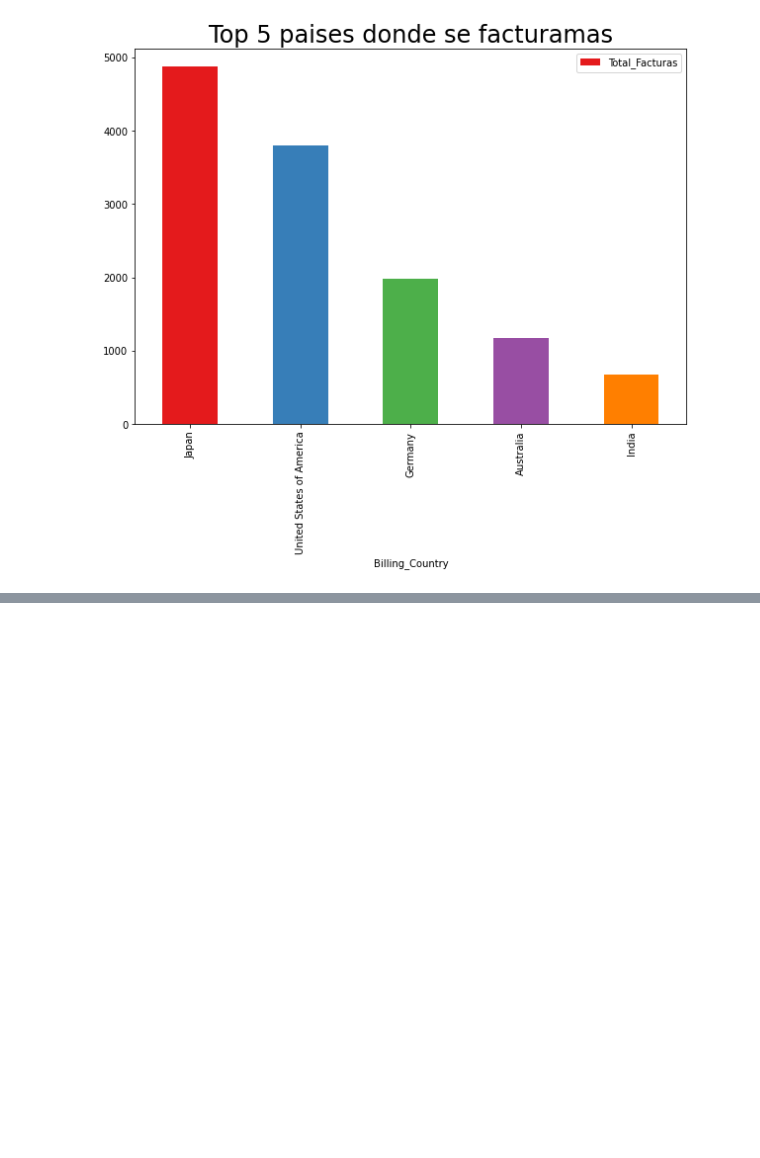
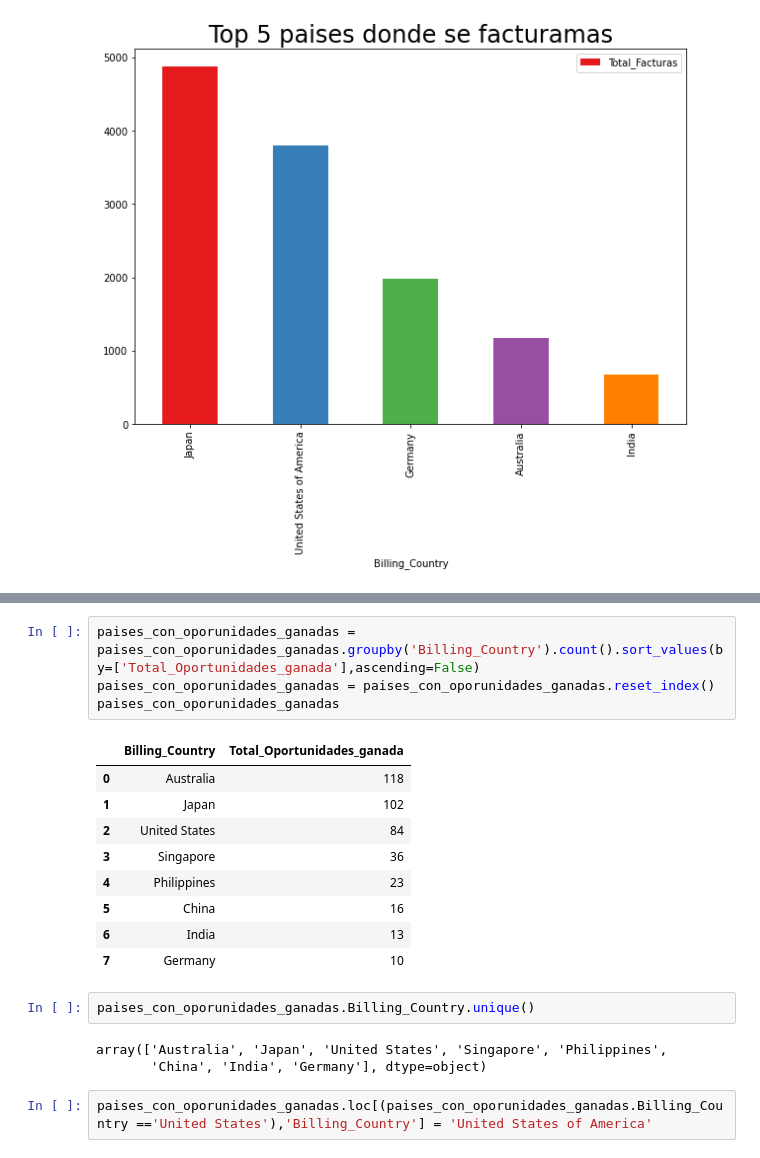
Before and after one commit to Fiuba-Big-Data-Analytics/Fiuba-Big-Data-Analytics-TPs, a Jupyter notebook: Tp1/Elvis/Orga_TP1_V_Colab.ipynb, the cells around one changed output, grey strips where cells are left out. Saved outputs shown, nothing was run; the diff lists cells and outputs as text; blank space fills up the shorter version.

```diff
--- a/Tp1/Elvis/Orga_TP1_V_Colab.ipynb
+++ b/Tp1/Elvis/Orga_TP1_V_Colab.ipynb
@@ -419,0 +489,21 @@ Text(0.5, 1.0, 'Top 5 paises donde se facturamas')
+# %%
+paises_con_oporunidades_ganadas = paises_con_oporunidades_ganadas.groupby('Billing_Country').count().sort_values(by=['Total_Oportunidades_ganada'],ascending=False)
+paises_con_oporunidades_ganadas = paises_con_oporunidades_ganadas.reset_index()
+paises_con_oporunidades_ganadas
+# %% [output]
+|  | Billing_Country | Total_Oportunidades_ganada |
+| 0 | Australia | 118 |
+| 1 | Japan | 102 |
+| 2 | United States | 84 |
+| 3 | Singapore | 36 |
+| 4 | Philippines | 23 |
+| 5 | China | 16 |
+| 6 | India | 13 |
+| 7 | Germany | 10 |
+# %%
+paises_con_oporunidades_ganadas.Billing_Country.unique()
+# %% [output]
+array(['Australia', 'Japan', 'United States', 'Singapore', 'Philippines',
+       'China', 'India', 'Germany'], dtype=object)
+# %%
+paises_con_oporunidades_ganadas.loc[(paises_con_oporunidades_ganadas.Billing_Country =='United States'),'Billing_Country'] = 'United States of America'
```
Also changed, not shown: parts of 11 cells of this notebook.
